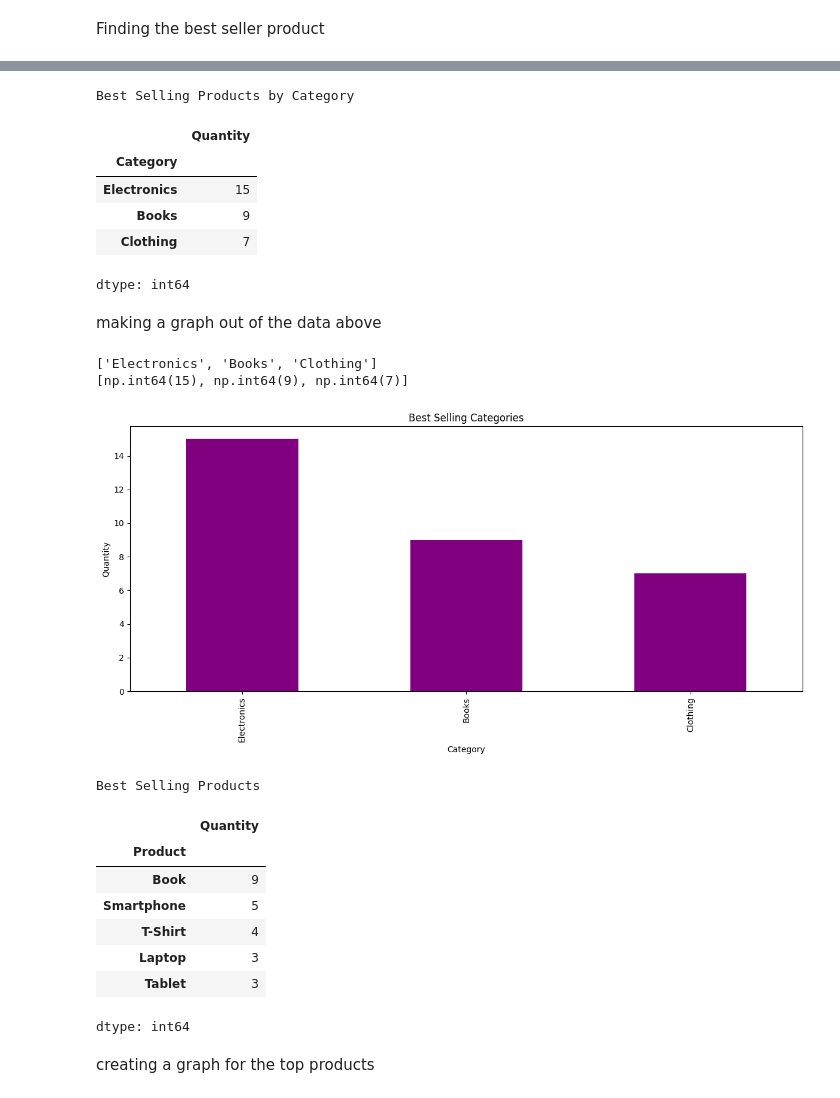
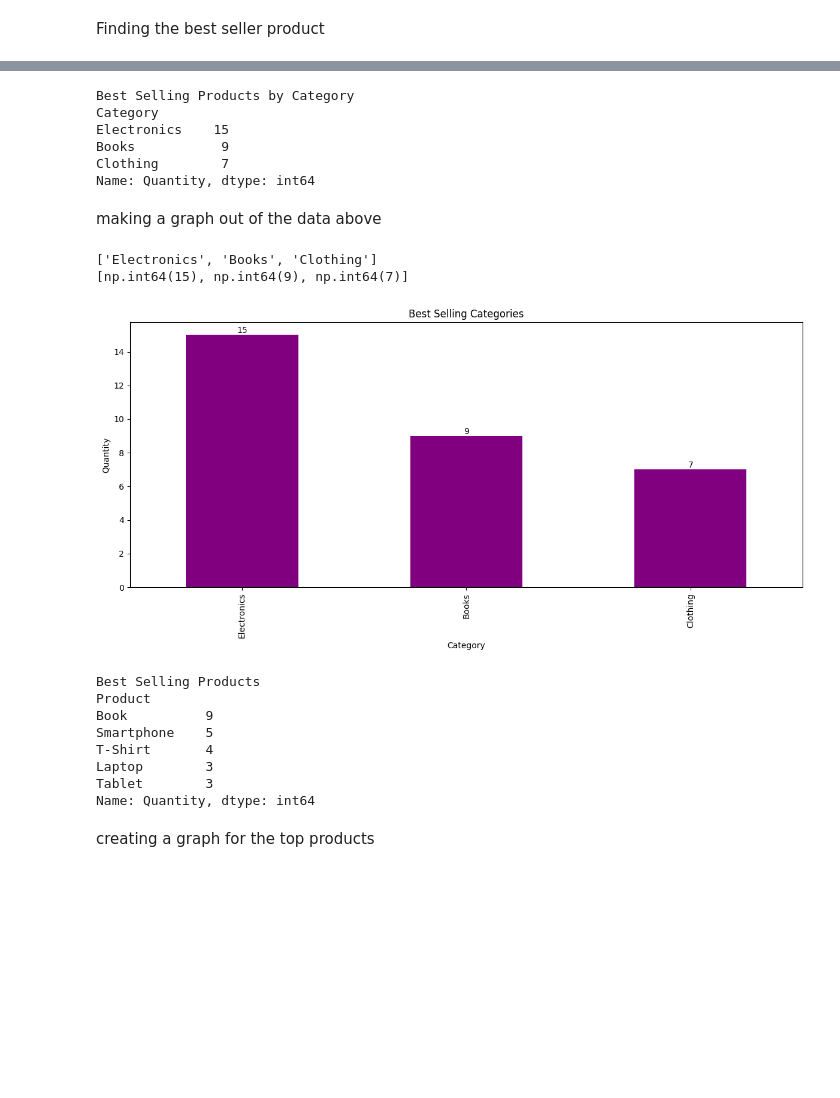
Before and after one commit to tahae02/Week-1-Data-Analysis-Internship-Uptrail, a Jupyter notebook: Week_1_Data_Analysis_for_Business_Insights.ipynb, the cells around one changed output, grey strips where cells are left out. Saved outputs shown, nothing was run; the diff lists cells and outputs as text; code cells hidden in the pictures; blank space fills up the shorter version.

```diff
--- a/Week_1_Data_Analysis_for_Business_Insights.ipynb
+++ b/Week_1_Data_Analysis_for_Business_Insights.ipynb
@@ -331,68 +361,55 @@ pd.read_csv(new_file_path)
 print("Best Selling Products by Category")
 top_category=df_cleaned.groupby("Category")["Quantity"].sum().sort_values(ascending=False)
 top_category.head()
+print(top_category)
 # %% [output]
 Best Selling Products by Category
+Category
+Electronics    15
+Books           9
+Clothing        7
+Name: Quantity, dtype: int64
-|  | Quantity |
-| Category |  |
-| Electronics | 15 |
-| Books | 9 |
-| Clothing | 7 |
-dtype: int64
 # %% [markdown]
 making a graph out of the data above
 # %%
 category_list=list(top_category.index) # gets the list of dates, used to add text to the bar chart with total amounts
 print(category_list)
 
 quantity_list=list(top_category.values) # gets the list of total amounts independant of the dates, used to add text to the bar chart with total amounts
 print(quantity_list)
 
 
 plt.figure(figsize=(12, 6))
 top_category.plot(kind='bar', color='purple')
 
+# Add text labels above bars
+for i in range(len(category_list)):
+    plt.text(i, quantity_list[i], f'{quantity_list[i]}', ha='center', va='bottom')
+
 plt.title("Best Selling Categories")
 plt.xlabel("Category")
 plt.ylabel("Quantity")
 plt.tight_layout()
 plt.show()
-
-# total_units_sold_list=list(total_units_sold_per_month.values) # gets the list of total amounts independant of the dates, used to add text to the bar chart with total amounts
-# print(total_units_sold_list)
-
-# plt.figure(figsize=(12, 6))
-# total_units_sold_per_month.plot(kind='bar', color='pink')
-
-
-# for i in range(len(date_list)):
-#   plt.text(i, total_units_sold_list[i], total_units_sold_list[i], ha='center', va='bottom')
-
-
-# plt.title('Best Selling Categories')
-# plt.xlabel('Category')
-# plt.ylabel('Units Sold')
-# plt.xticks(rotation=45)
-# plt.tight_layout()
-# plt.show()
 # %% [output]
 ['Electronics', 'Books', 'Clothing']
 [np.int64(15), np.int64(9), np.int64(7)]
-[figure, old version]
+[figure, new version]
 # %%
 print("Best Selling Products")
 top_products=df_cleaned.groupby("Product")["Quantity"].sum().sort_values(ascending=False).head()
 top_products.head()
+
+print(top_products)
 # %% [output]
 Best Selling Products
+Product
+Book          9
+Smartphone    5
+T-Shirt       4
+Laptop        3
+Tablet        3
+Name: Quantity, dtype: int64
-|  | Quantity |
-| Product |  |
-| Book | 9 |
-| Smartphone | 5 |
-| T-Shirt | 4 |
-| Laptop | 3 |
-| Tablet | 3 |
-dtype: int64
 # %% [markdown]
 creating a graph for the top products
 # %%
```
Also changed, not shown: parts of 10 cells of this notebook.
